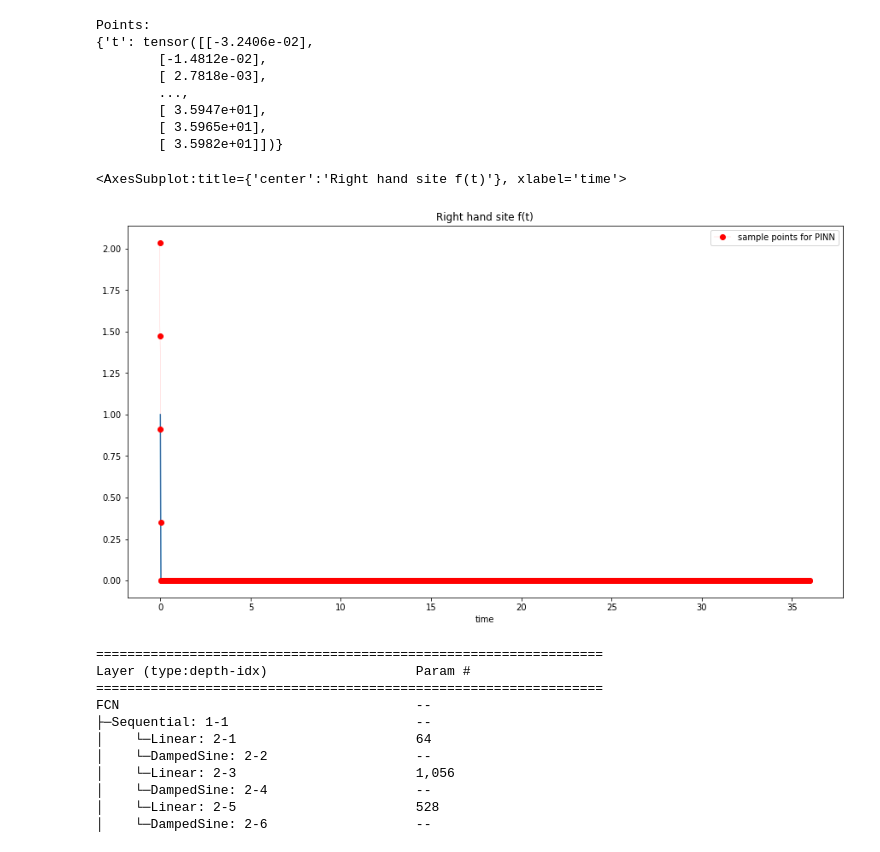
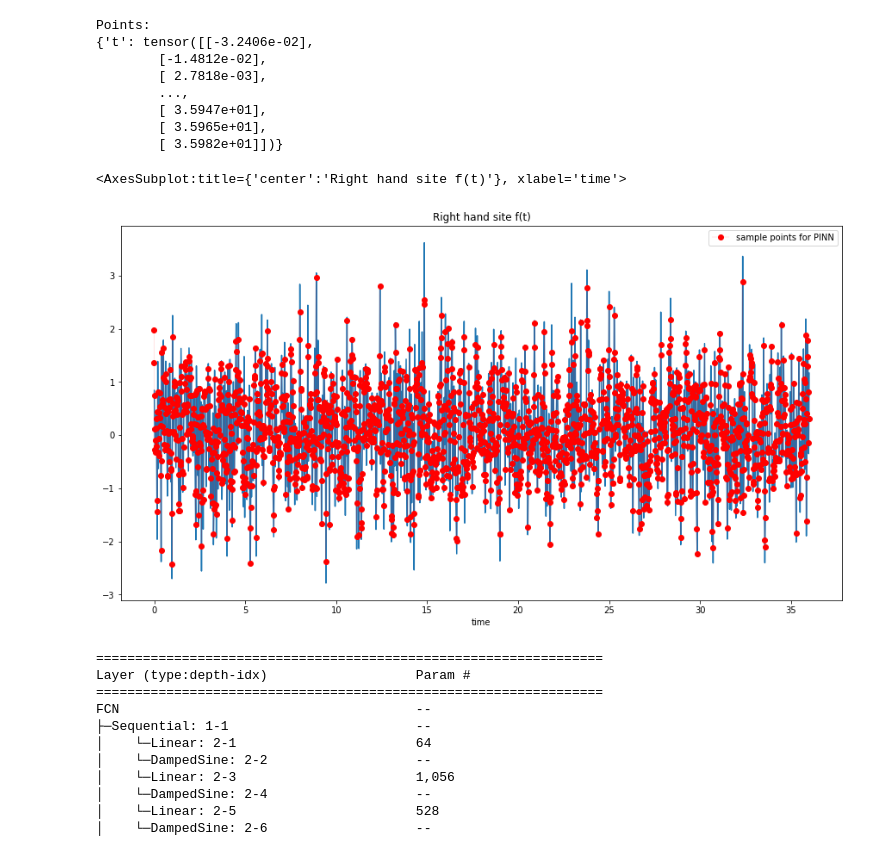
Before and after one commit to boschresearch/torchphysics, a Jupyter notebook: examples/oscillation/duffing_nonlinear.ipynb, the cells around one changed output. Drawn from its saved outputs; the diff is of its cells as text; code cells hidden in the pictures.

Commit message:
status for eval

```diff
--- a/examples/oscillation/duffing_nonlinear.ipynb
+++ b/examples/oscillation/duffing_nonlinear.ipynb
@@ -112,23 +112,23 @@ Points:
         [ 3.5965e+01],
         [ 3.5982e+01]])}
 # %%
-_eval = "Dirac"#"wn"
+_eval = "wn" #"Dirac"#
 f, ax = plt.subplots(figsize=(15,8))
 F[_eval].plot(title="Right hand site f(t)", ax=ax)
 F_inter_func = func_f[_eval]
 pd.DataFrame(F_inter_func(inner_sampler.sample_points().as_tensor.numpy().ravel()),
           index=pd.Index(inner_sampler.sample_points().as_tensor.numpy().ravel(),name="time"),
           columns=["sample points for PINN"]).plot(
               # x="time", y="sample points for PINN",
               marker="o",
               color="r",
               linestyle=None,
               linewidth=0.1,
                ax=ax
               )
 # %% [output]
 <AxesSubplot:title={'center':'Right hand site f(t)'}, xlabel='time'>
-[figure, old version]
+[figure, new version]
 # %%
 #%% Model Definition
 class Snake(torch.nn.Module):
```
Also changed, not shown: parts of 5 cells of this notebook.
